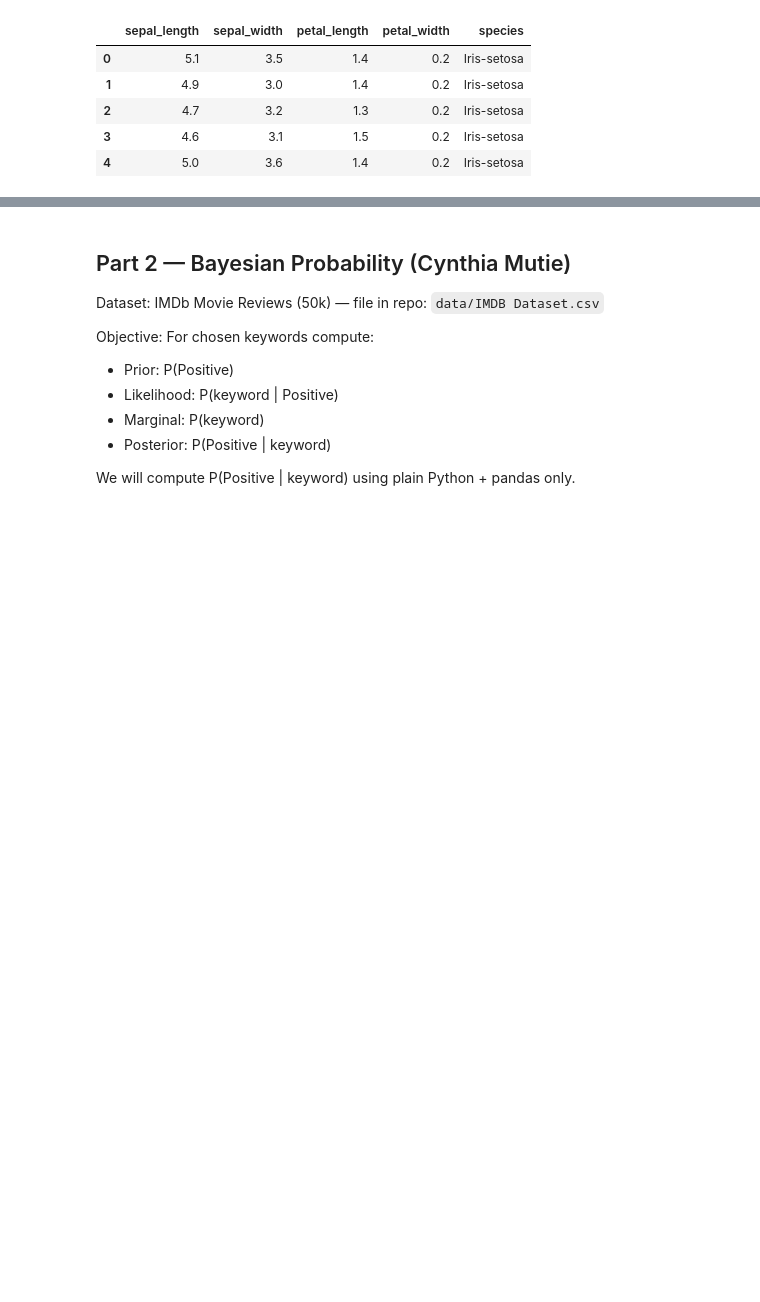
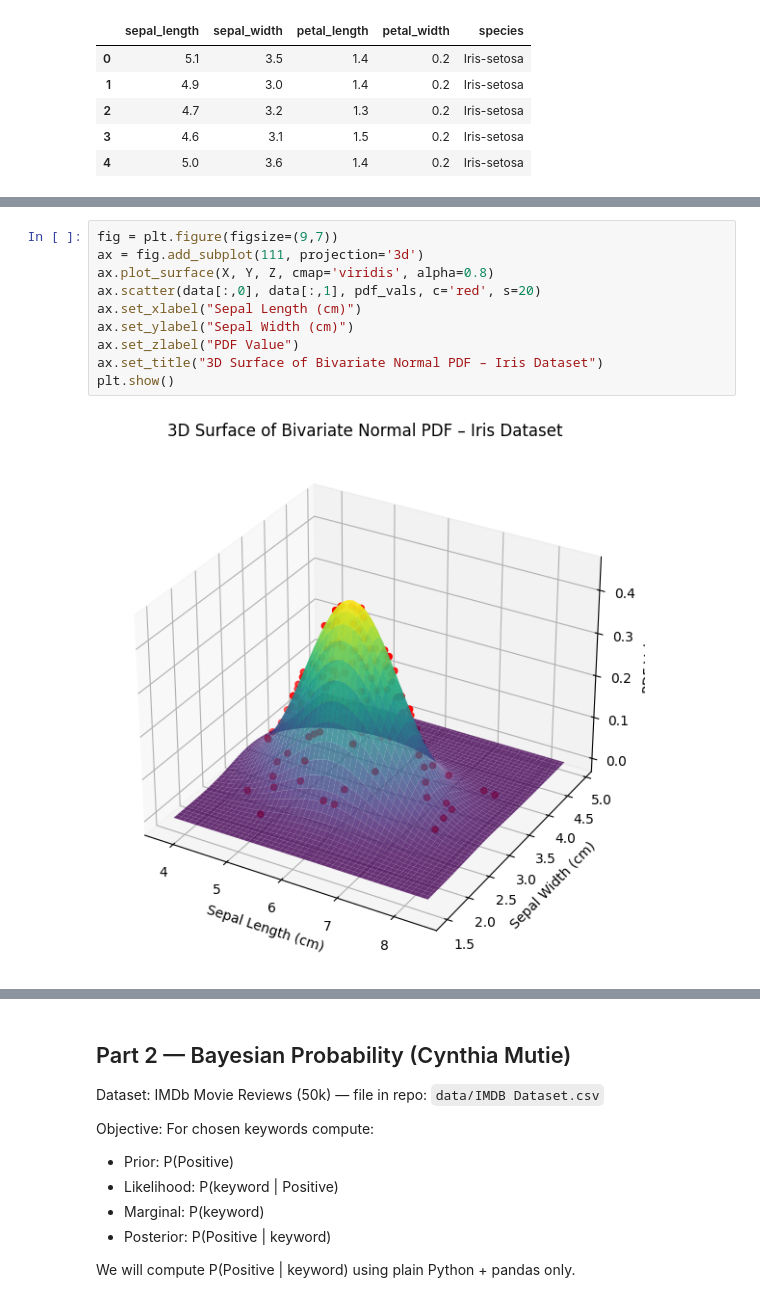
Before and after one commit to Muen1/probability-bayes-gradient-descent, a Jupyter notebook: notebooks/assignment_group6.ipynb, the cells around one changed output, grey strips where cells are left out. Saved outputs shown, nothing was run; the diff lists cells and outputs as text; blank space fills up the shorter version.

```diff
--- a/notebooks/assignment_group6.ipynb
+++ b/notebooks/assignment_group6.ipynb
@@ -41,0 +106,12 @@ Tasks:
+# %%
+fig = plt.figure(figsize=(9,7))
+ax = fig.add_subplot(111, projection='3d')
+ax.plot_surface(X, Y, Z, cmap='viridis', alpha=0.8)
+ax.scatter(data[:,0], data[:,1], pdf_vals, c='red', s=20)
+ax.set_xlabel("Sepal Length (cm)")
+ax.set_ylabel("Sepal Width (cm)")
+ax.set_zlabel("PDF Value")
+ax.set_title("3D Surface of Bivariate Normal PDF – Iris Dataset")
+plt.show()
+# %% [output]
+[figure, added]
```
Also changed, not shown: parts of 6 cells of this notebook.
